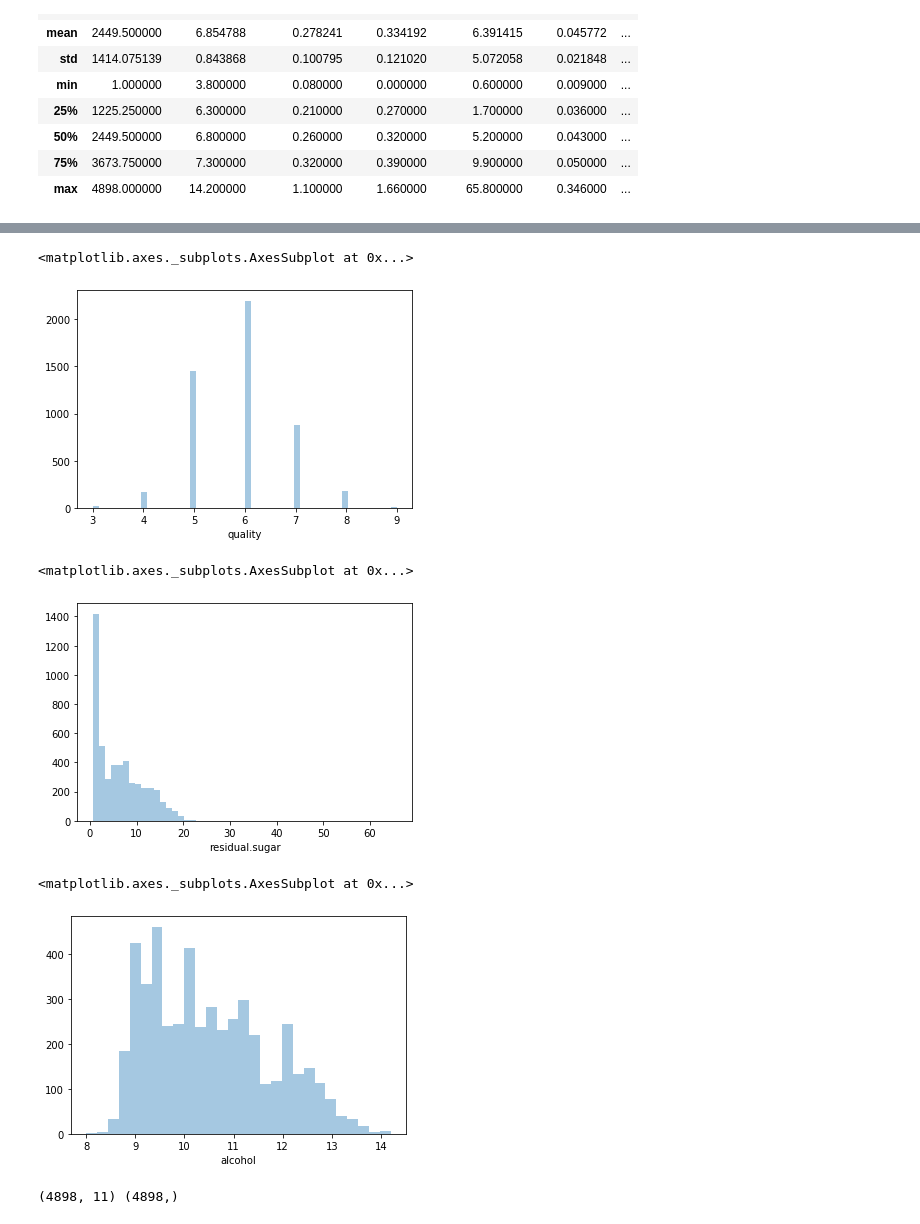
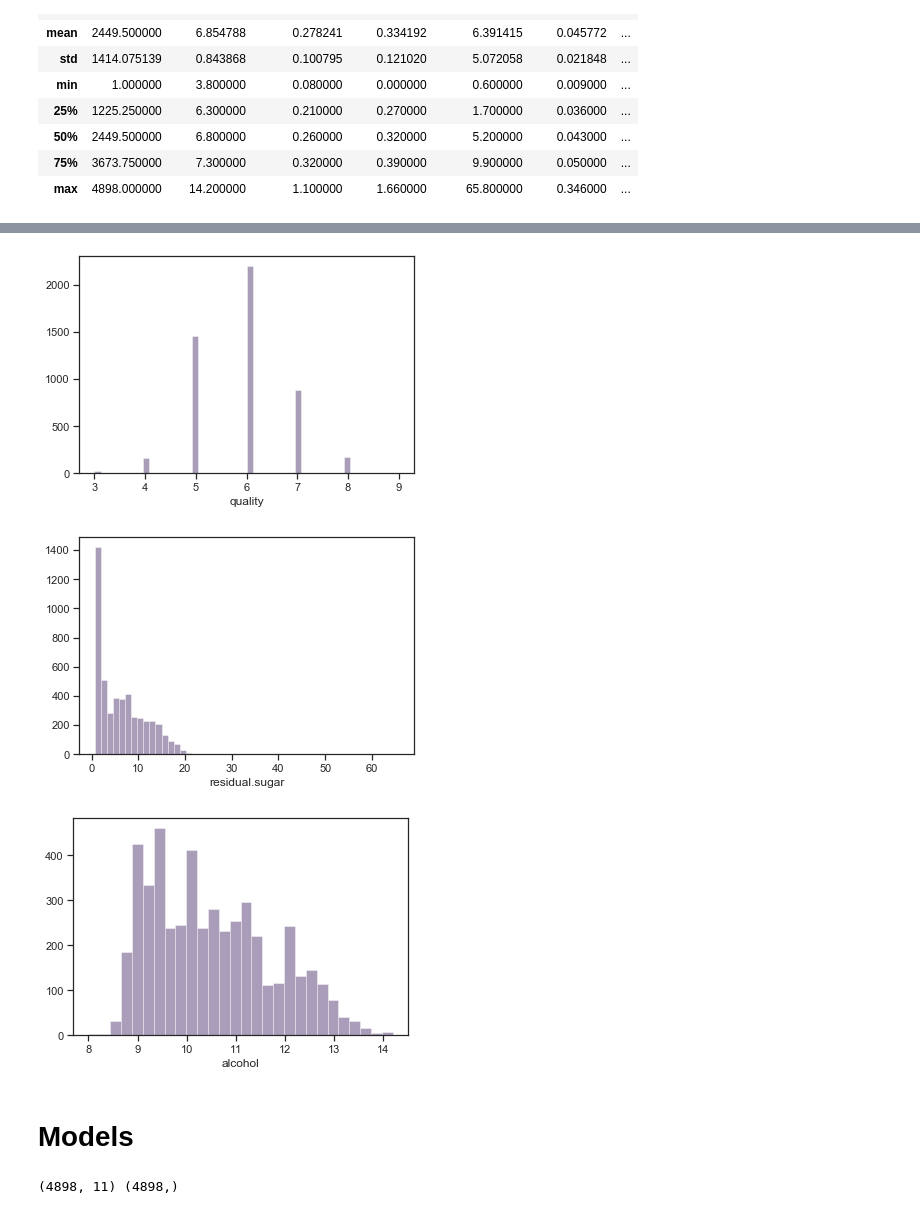
Before and after one commit to Stephanievillegas0728/Project3-demystifyingML, a Jupyter notebook: Models_data.ipynb, the cells around one changed output, grey strips where cells are left out. Saved outputs shown, nothing was run; the diff lists cells and outputs as text; code cells hidden in the pictures.

```diff
--- a/Models_data.ipynb
+++ b/Models_data.ipynb
@@ -100,3 +112,4 @@ sns.distplot(white_df['pH'],kde=0)
 # %%
 sns.distplot(white_df['sulphates'],kde=0)
+sns.set_palette("inferno")
 # %% [output]
@@ -105,3 +117,4 @@ sns.distplot(white_df['sulphates'],kde=0)
 # %%
 sns.distplot(white_df['free.sulfur.dioxide'],kde=0)
+sns.set_palette("inferno")
 # %% [output]
@@ -110,18 +122,20 @@ sns.distplot(white_df['free.sulfur.dioxide'],kde=0)
 # %%
 sns.distplot(white_df['quality'],kde=0)
+sns.set_palette("inferno")
 # %% [output]
-<matplotlib.axes._subplots.AxesSubplot at 0x...>
-[figure, old version]
+[figure, new version]
 # %%
 sns.distplot(white_df['residual.sugar'],kde=0)
+sns.set_palette("inferno")
 # %% [output]
-<matplotlib.axes._subplots.AxesSubplot at 0x...>
-[figure, old version]
+[figure, new version]
 # %%
 sns.distplot(white_df['alcohol'],kde=0)
+sns.set_palette("inferno")
 # %% [output]
-<matplotlib.axes._subplots.AxesSubplot at 0x...>
-[figure, old version]
+[figure, new version]
+# %% [markdown]
+# Models
 # %%
 array = white_df.values
 X = array[:,0:11]
```
Also changed, not shown: parts of 21 cells of this notebook.
